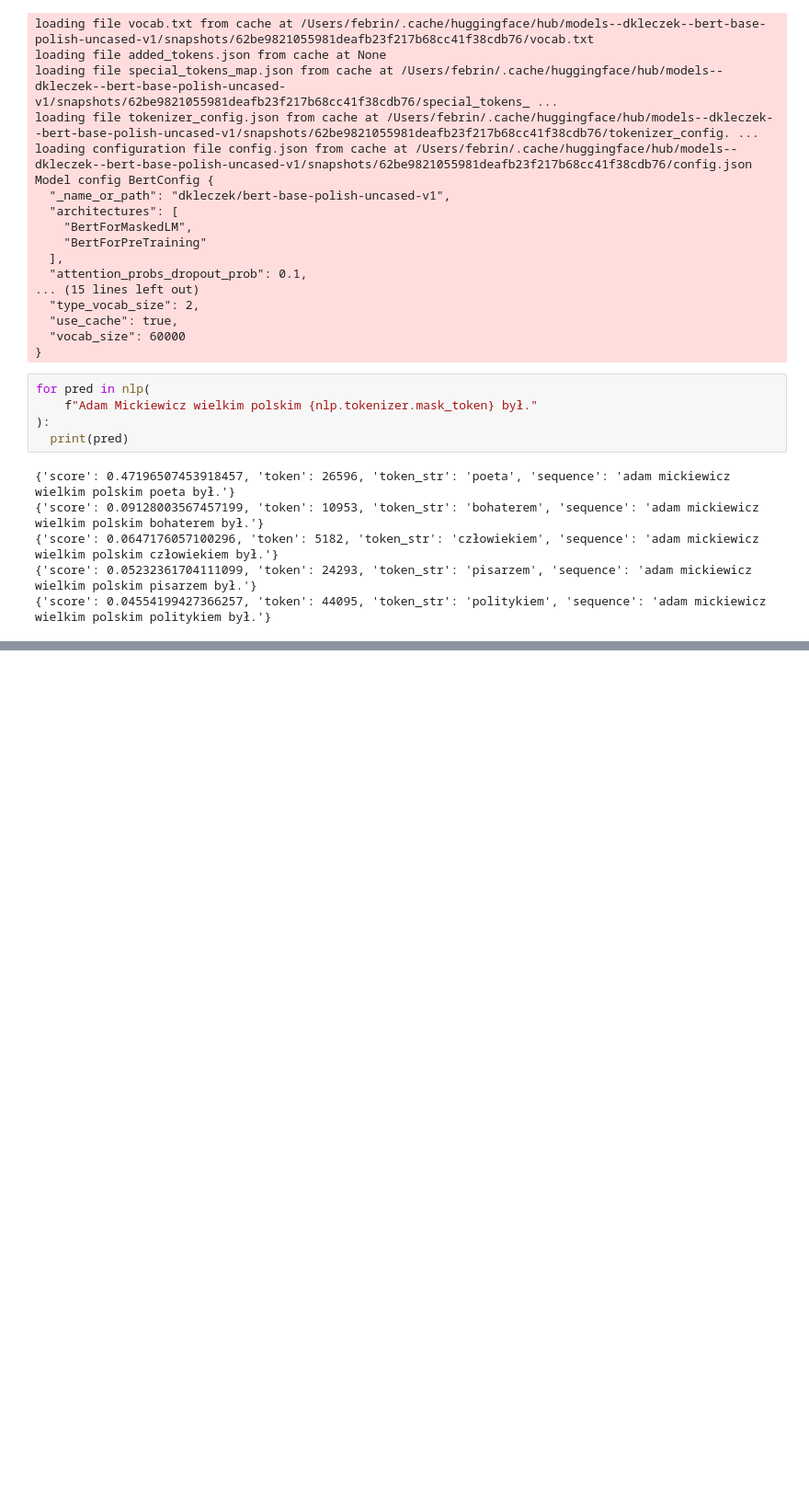
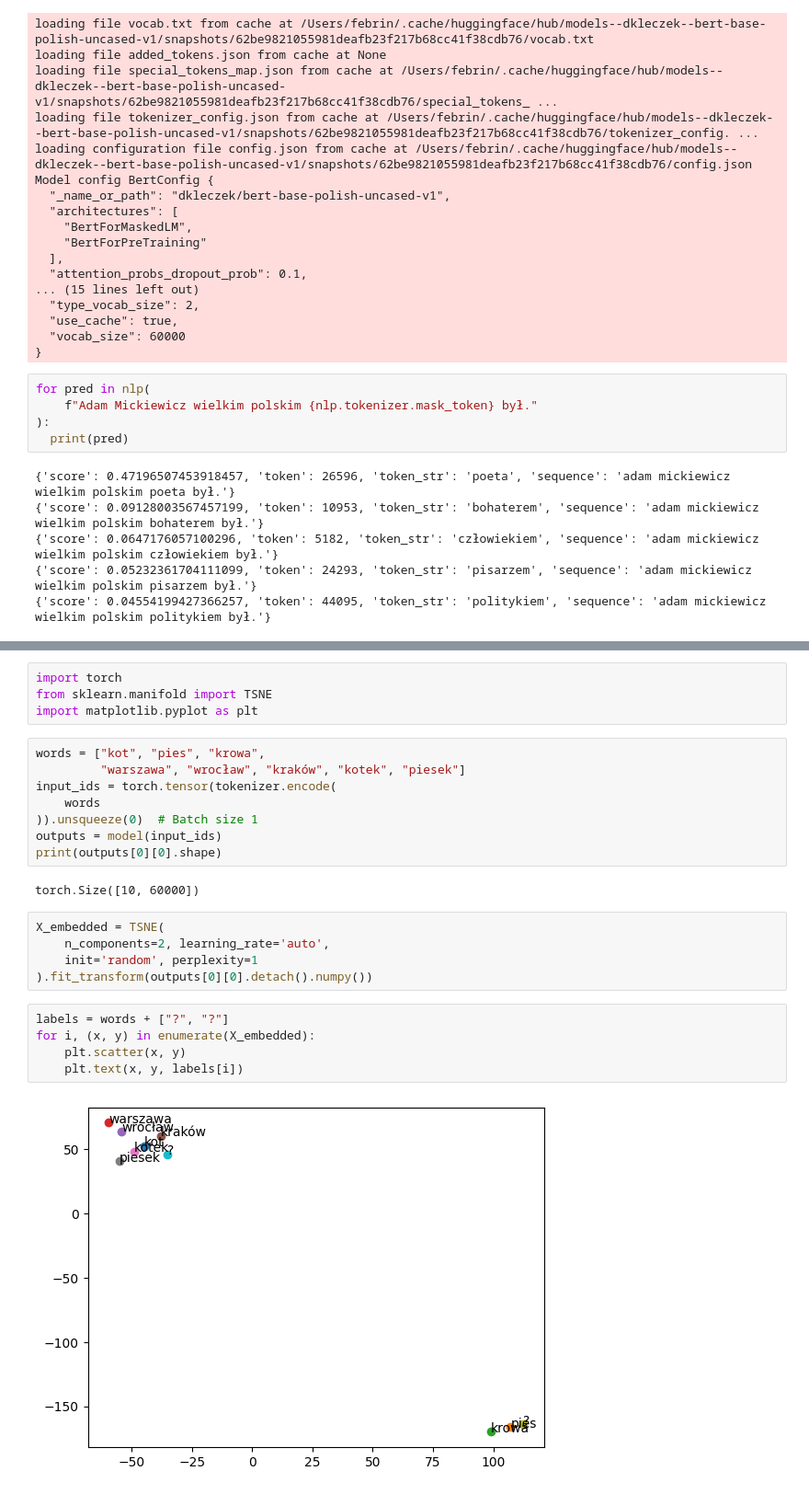
Before and after one commit to jakub-lat/hackyeah-2023, a Jupyter notebook: src/data/notebooks/embeddings.ipynb, the cells around one changed output, grey strips where cells are left out. Shown at 92% size. Drawn from its saved outputs; the diff is of its cells as text; blank space fills up the shorter version.

```diff
--- a/src/data/notebooks/embeddings.ipynb
+++ b/src/data/notebooks/embeddings.ipynb
@@ -91,0 +117,26 @@ dir
+# %%
+import torch
+from sklearn.manifold import TSNE
+import matplotlib.pyplot as plt
+# %%
+words = ["kot", "pies", "krowa",
+         "warszawa", "wrocław", "kraków", "kotek", "piesek"]
+input_ids = torch.tensor(tokenizer.encode(
+    words
+)).unsqueeze(0)  # Batch size 1
+outputs = model(input_ids)
+print(outputs[0][0].shape)
+# %% [output]
+torch.Size([10, 60000])
+# %%
+X_embedded = TSNE(
+    n_components=2, learning_rate='auto',
+    init='random', perplexity=1
+).fit_transform(outputs[0][0].detach().numpy())
+# %%
+labels = words + ["?", "?"]
+for i, (x, y) in enumerate(X_embedded):
+    plt.scatter(x, y)
+    plt.text(x, y, labels[i])
+# %% [output]
+[figure, added]
```
Also changed, not shown: parts of 18 cells of this notebook, 2 other files.
